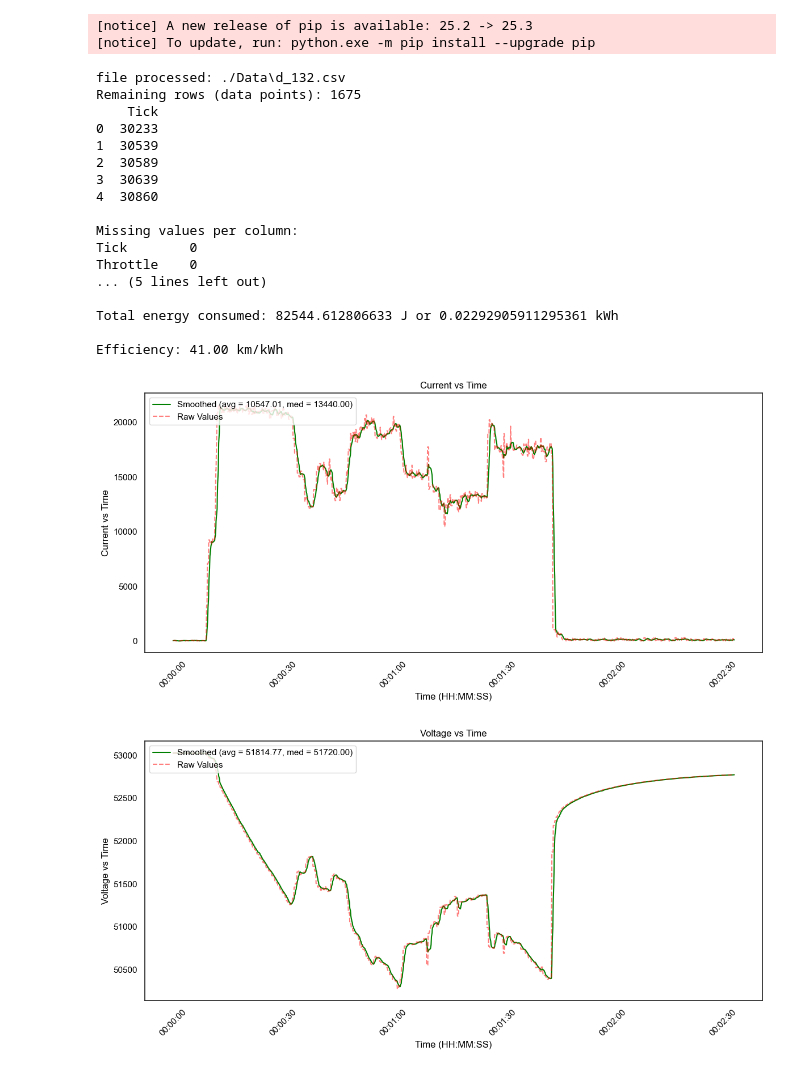
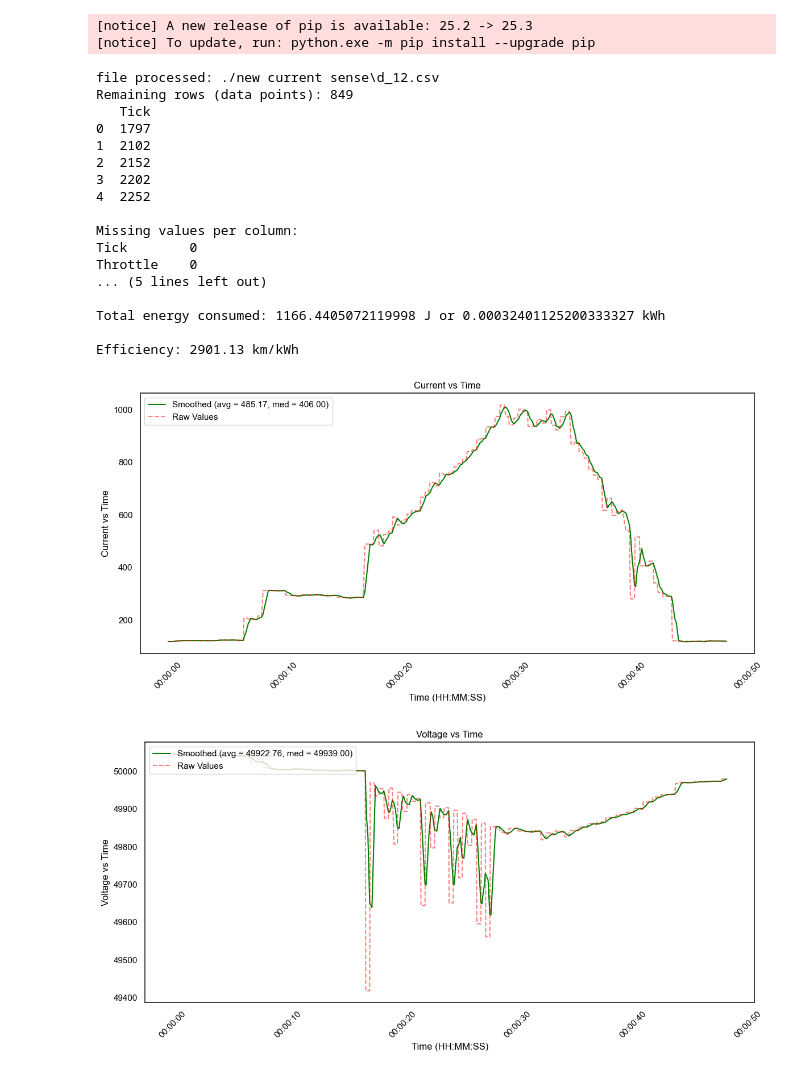
Before and after one commit to UOSupermileage/UOSM-TelemetryDataProcessing, a Jupyter notebook: new/CustomTelemetry.ipynb, the cells around one changed output. Cells and saved outputs as stored; diff of their text form; code cells hidden in the pictures.

```diff
--- a/new/CustomTelemetry.ipynb
+++ b/new/CustomTelemetry.ipynb
@@ -33,8 +33,8 @@ import os
 import NulRemover
 
 sns.set(style='white')  # light background
-data_folder = './Data'
-num = 132 # Currently set to dataset number 132 as requested by LP
+data_folder = './new current sense'
+num = 12 # Currently set to dataset number 132 as requested by LP
 file = f'd_{num}.csv'
 path = os.path.join(data_folder, file)
 NulRemover.remove_nuls(path)  # Clean the file from null characters
@@ -140,42 +140,42 @@ for col in columns_to_plot:
         if plot_outliers:
             ax.scatter(x[outliers], y[outliers], color = 'blue', label = 'Outliers')
 
         # Labeling and formatting
         ax.set_xlabel("Time (HH:MM:SS)", color='black')
         ax.set_ylabel(f"{col} vs Time", color='black')
         ax.set_title(f"{col} vs Time", color='black')
         ax.tick_params(axis = 'x', colors = 'black', rotation = 45)
         ax.tick_params(axis = 'y', colors = 'black')
 
         ax.xaxis.set_major_locator(mdates.AutoDateLocator())
         ax.xaxis.set_major_formatter(mdates.DateFormatter('%H:%M:%S'))
 
         # Legend in black
         legend = ax.legend(loc = 'upper left')
         for text in legend.get_texts():
             text.set_color('black')
 
         plt.tight_layout()
         plt.show()
     else:
         print(f"Column '{col}' not found in dataset.")
 # %% [output]
-file processed: ./Data\d_132.csv
-Remaining rows (data points): 1675
-    Tick
-0  30233
-1  30539
-2  30589
-3  30639
-4  30860
+file processed: ./new current sense\d_12.csv
+Remaining rows (data points): 849
+   Tick
+0  1797
+1  2102
+2  2152
+3  2202
+4  2252
 
 Missing values per column:
 Tick        0
 Throttle    0
 ... (5 lines left out)
 
-Total energy consumed: 82544.612806633 J or 0.02292905911295361 kWh
+Total energy consumed: 1166.4405072119998 J or 0.00032401125200333327 kWh
 
-Efficiency: 41.00 km/kWh
+Efficiency: 2901.13 km/kWh
-[figure, old version]
+[figure, new version]
-[figure, old version]
+[figure, new version]
```
Also changed, not shown: parts of 2 cells of this notebook, 6 other files.
